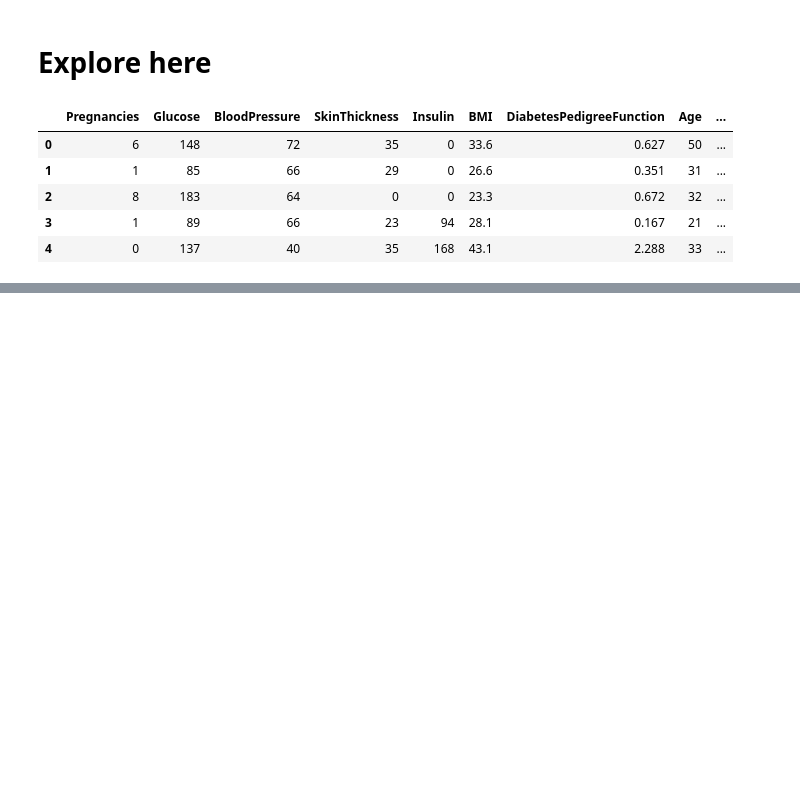
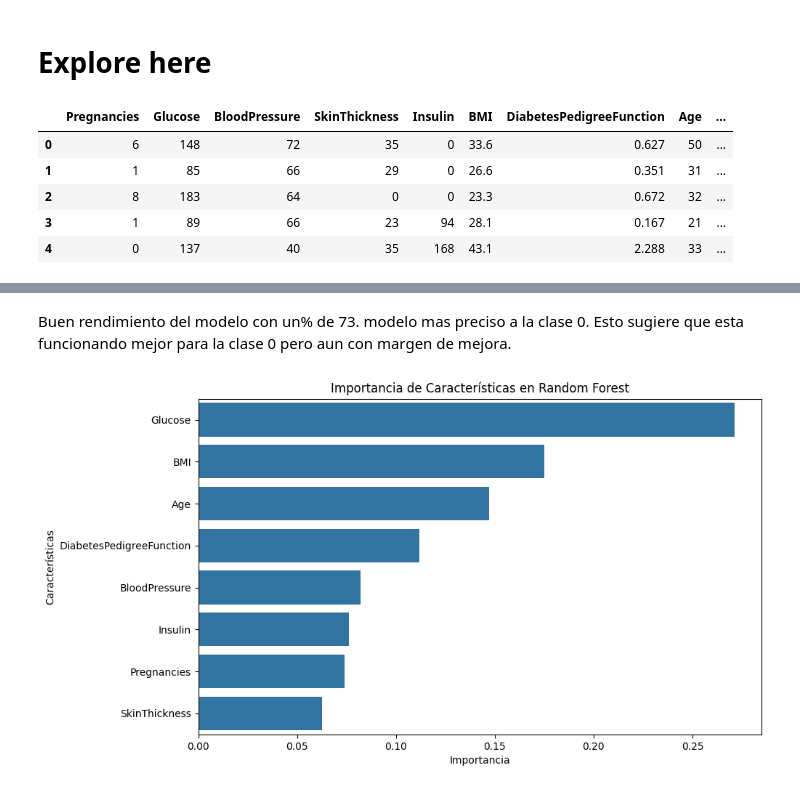
Before and after one commit to Bieloliver12/RandomForestBiel, a Jupyter notebook: src/explore.ipynb, the cells around one changed output, grey strips where cells are left out. Drawn from its saved outputs; the diff is of its cells as text; code cells hidden in the pictures; blank space fills up the shorter version.

Commit message:
RandomFOrestBiel2

```diff
--- a/src/explore.ipynb
+++ b/src/explore.ipynb
@@ -21,6 +26,4 @@ df.head()
 | 2 | 8 | 183 | 64 | 0 | 0 | 23.3 | 0.672 | 32 | ... |
 | 3 | 1 | 89 | 66 | 23 | 94 | 28.1 | 0.167 | 21 | ... |
 | 4 | 0 | 137 | 40 | 35 | 168 | 43.1 | 2.288 | 33 | ... |
-# %%
-df['Outcome']=df['Outcome'].map({1:0, 0:1})
 # %%
@@ -123,0 +34,10 @@ get_metrics(y_train, y_test, train_pred_simple, test_pred_simple)
+# %%
+# Paso 2: Construcción del Random Forest y entrenamiento del modelo
+rf = RandomForestClassifier(n_estimators=100, random_state=42)
+rf.fit(X_train, y_train)
+# Predicción sobre el conjunto de prueba
+y_pred = rf.predict(X_test)
+
+# Evaluación del modelo
+print(f"Accuracy: {accuracy_score(y_test, y_pred):.2f}")
+print(classification_report(y_test, y_pred))
@@ -123,0 +54,17 @@ get_metrics(y_train, y_test, train_pred_simple, test_pred_simple)
+# %%
+# Definimos y analizamos el impacto de hiperparámetros definiendo un diccionario para los valores
+param_grid = {
+    'n_estimators': [50, 100, 200],  #Numero de arboles que usara el random ofrerst
+    'max_depth': [None, 10, 20], # limite de profuncidad
+    'min_samples_split': [2, 5, 10], # numero minimo de muestras requeridas para dividir un nodo
+    'min_samples_leaf': [1, 2, 4] # numero minimo de muestras
+}
+
+# Entrenamos mutliples modelos con todas las combinaciones posibles de los hipers
+grid_search = GridSearchCV(RandomForestClassifier(random_state=42), param_grid, cv=5, scoring='accuracy')
+grid_search.fit(X_train, y_train)
+
+# Mejor modelo encontrado en el anterior
+best_rf = grid_search.best_estimator_
+print(f"Mejores Hiperparámetros: {grid_search.best_params_}")
+print(f"Mejor Precisión: {grid_search.best_score_:.2f}")
@@ -123,0 +89,15 @@ get_metrics(y_train, y_test, train_pred_simple, test_pred_simple)
+# %% [markdown]
+Buen rendimiento del modelo con un% de 73. modelo mas preciso a la clase 0. Esto sugiere que esta funcionando mejor para la clase 0 pero aun con margen de mejora.
+# %%
+# Visulaziamos la importancia de cada caracteristica generado con el modelo de random forest
+importances = pd.Series(best_rf.feature_importances_, index=X.columns).sort_values(ascending=False)
+
+
+plt.figure(figsize=(10, 6))
+sns.barplot(x=importances, y=importances.index)
+plt.title("Importancia de Características en Random Forest")
+plt.xlabel("Importancia")
+plt.ylabel("Características")
+plt.show()
+# %% [output]
+[figure, added]
```
Also changed, not shown: parts of 13 cells of this notebook.
